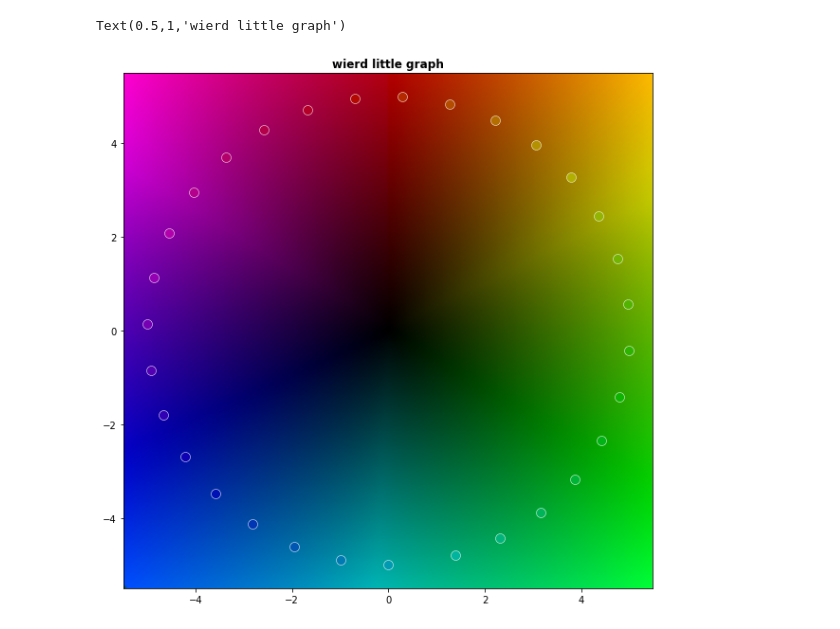
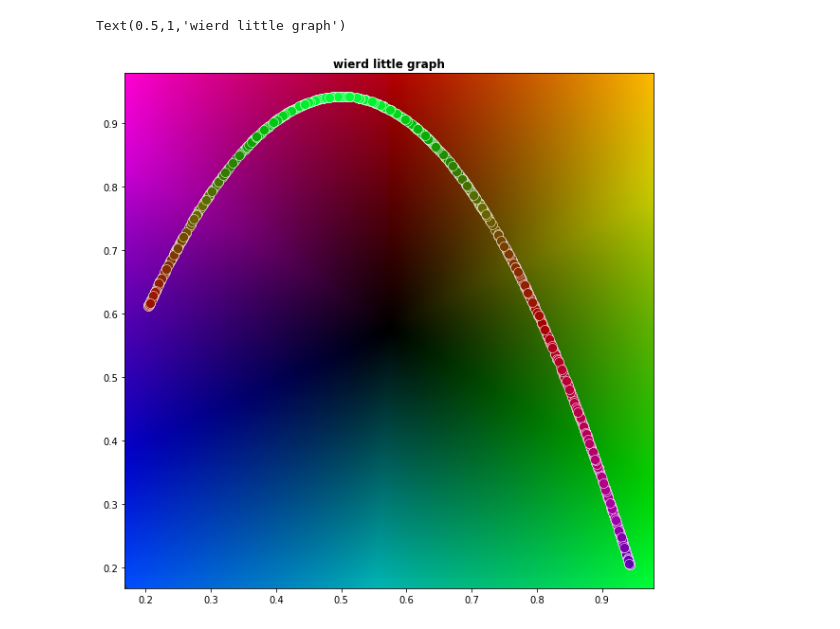
Before and after one commit to PhillipSmithNZ/ColourDomainLikeGraph, a Jupyter notebook: Weird_Little_Graph.ipynb, the cells around one changed output. Saved outputs shown, nothing was run; the diff lists cells and outputs as text; code cells hidden in the pictures.

Commit message:
Updated to use logistic curve

```diff
--- a/Weird_Little_Graph.ipynb
+++ b/Weird_Little_Graph.ipynb
@@ -46,3 +46,14 @@ for x in range(imgsize[1]):
 
         arr[x, y] = getColour(x,y)
 arr=np.rot90(arr) # rotate 90 degrees to allign graph coordinates with image coordinated
+# %%
+x = 0.5
+y = 0
+xD= []
+yD=[]
+for i in range(0,1000):
+    y = 3.76995 * x *(1-x)
+    xD.append(x)
+    yD.append(y)
+    print x,y
+    x = y
@@ -55,7 +92,7 @@ y=r*np.cos(t);
 # %%
 
-x = np.array(x)
-y = np.array(y)
+x = np.array(xD)
+y = np.array(yD)
 
 # rescale to data to size of background
 xi = np.interp(x,(x.min(),x.max()),(0,256))
@@ -63,31 +100,31 @@ yi = np.interp(y,(y.min(),y.max()),(0,256))
 
 
 #claculate colour of data point
 coli = []
 for i in range(0,len(xi)):
     col = getColour(xi[i],yi[i])
     col = [float(z)/256 for z in col]
     coli.append(col)
 coli.append([0.0,0.0,0.0])   # add a black colour as the last colour incase you over step array
 
 fig, ax = plt.subplots()
 fig.set_size_inches(10,10)
 
 #step through datapoints setting their colour from the colour array using the correct offsett
 for i in range(0,len(x)-1): # reduce the range by 1 to prevent stepping past the end of the array is (i+1)
     plt.plot(x[i],y[i],".",color = coli[i +1], markersize=20,markeredgecolor=(1, 1, 1, 1),markeredgewidth=0.5)
 scale_factor = 5
 
 xmin, xmax = plt.xlim()
 ymin, ymax = plt.ylim()
 
 
 plotlim = plt.xlim() + plt.ylim()
 
 
 ax.imshow(arr, cmap=plt.cm.Greens, interpolation='bicubic', extent=plotlim,aspect = 'auto')
 plt.draw()
 plt.title('wierd little graph', fontweight ="bold")
 # %% [output]
 Text(0.5,1,'wierd little graph')
-[figure, old version]
+[figure, new version]
```
Also changed, not shown: parts of 3 cells of this notebook.
